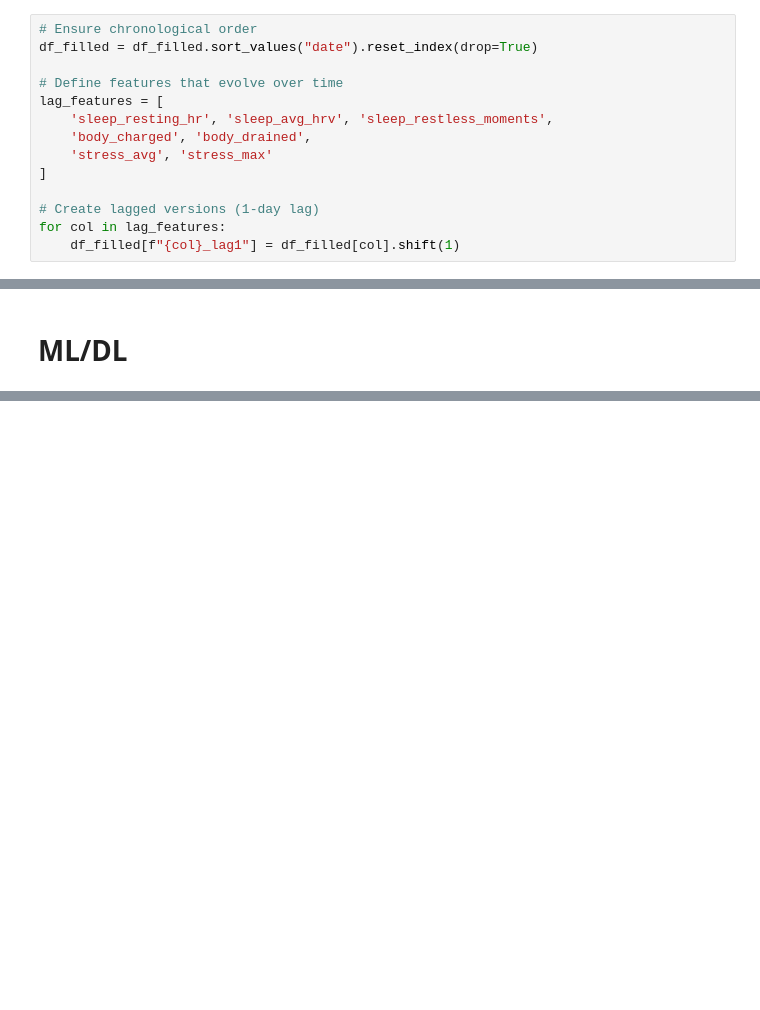
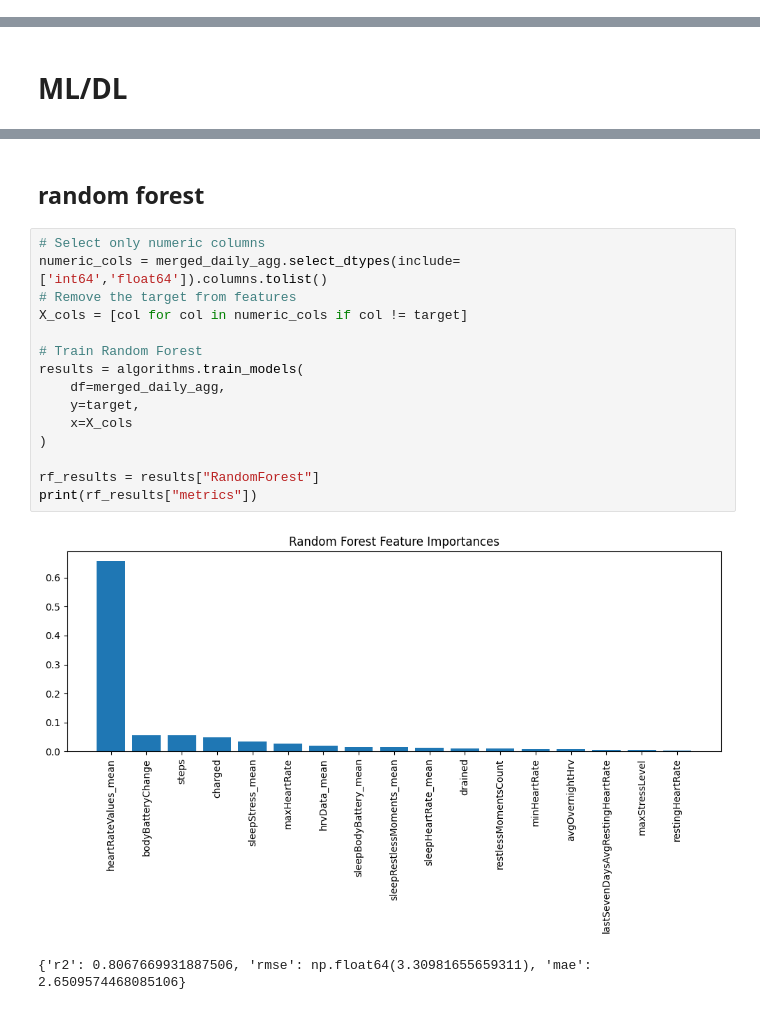
Before and after one commit to tolgasabanoglu/spatiotemporal, a Jupyter notebook: notebooks/analysis.ipynb, the cells around one changed output, grey strips where cells are left out. Drawn from its saved outputs; the diff is of its cells as text; blank space fills up the shorter version.

```diff
--- a/notebooks/analysis.ipynb
+++ b/notebooks/analysis.ipynb
@@ -523,16 +378,2 @@ The problem: cause–effect is delayed
 # %% [markdown]
 ## create lagged versions of key features
-# %%
-# Ensure chronological order
-df_filled = df_filled.sort_values("date").reset_index(drop=True)
-
-# Define features that evolve over time
-lag_features = [
-    'sleep_resting_hr', 'sleep_avg_hrv', 'sleep_restless_moments',
-    'body_charged', 'body_drained',
-    'stress_avg', 'stress_max'
-]
-
-# Create lagged versions (1-day lag)
-for col in lag_features:
-    df_filled[f"{col}_lag1"] = df_filled[col].shift(1)
@@ -602,0 +486,20 @@ else:
+# %% [markdown]
+## random forest
+# %%
+# Select only numeric columns
+numeric_cols = merged_daily_agg.select_dtypes(include=['int64','float64']).columns.tolist()
+# Remove the target from features
+X_cols = [col for col in numeric_cols if col != target]
+
+# Train Random Forest
+results = algorithms.train_models(
+    df=merged_daily_agg,
+    y=target,
+    x=X_cols
+)
+
+rf_results = results["RandomForest"]
+print(rf_results["metrics"])
+# %% [output]
+[figure, added]
+{'r2': 0.8067669931887506, 'rmse': np.float64(3.30981655659311), 'mae': 2.6509574468085106}
```
Also changed, not shown: parts of 24 cells of this notebook.
